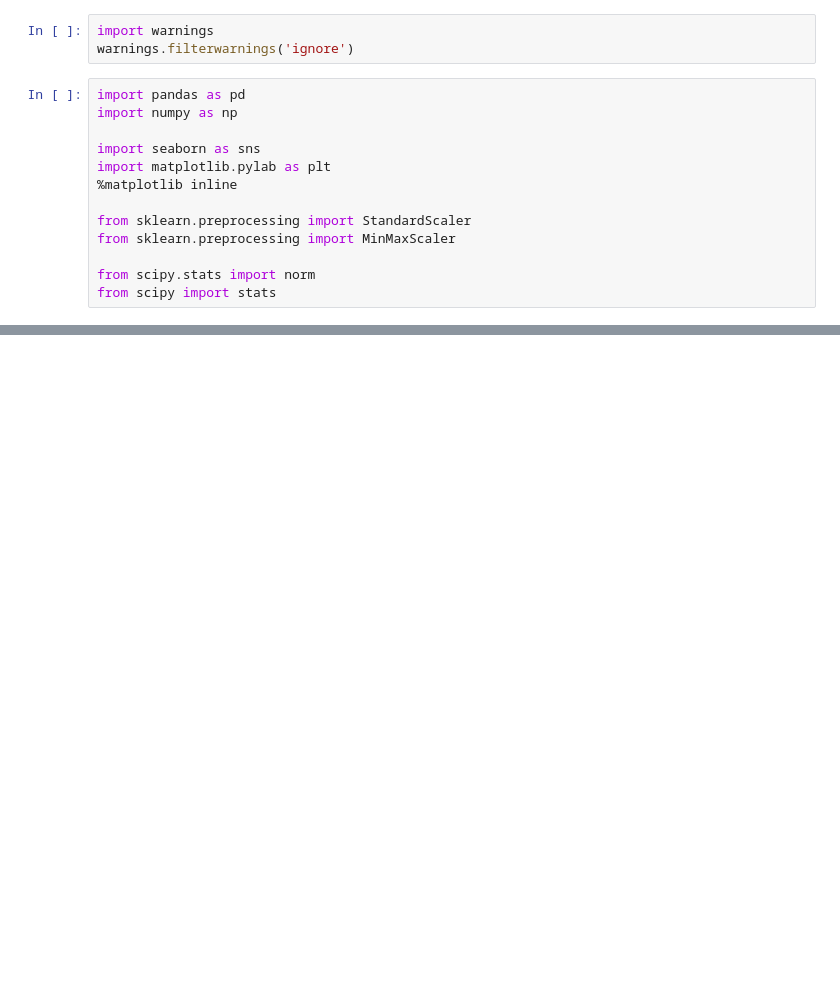
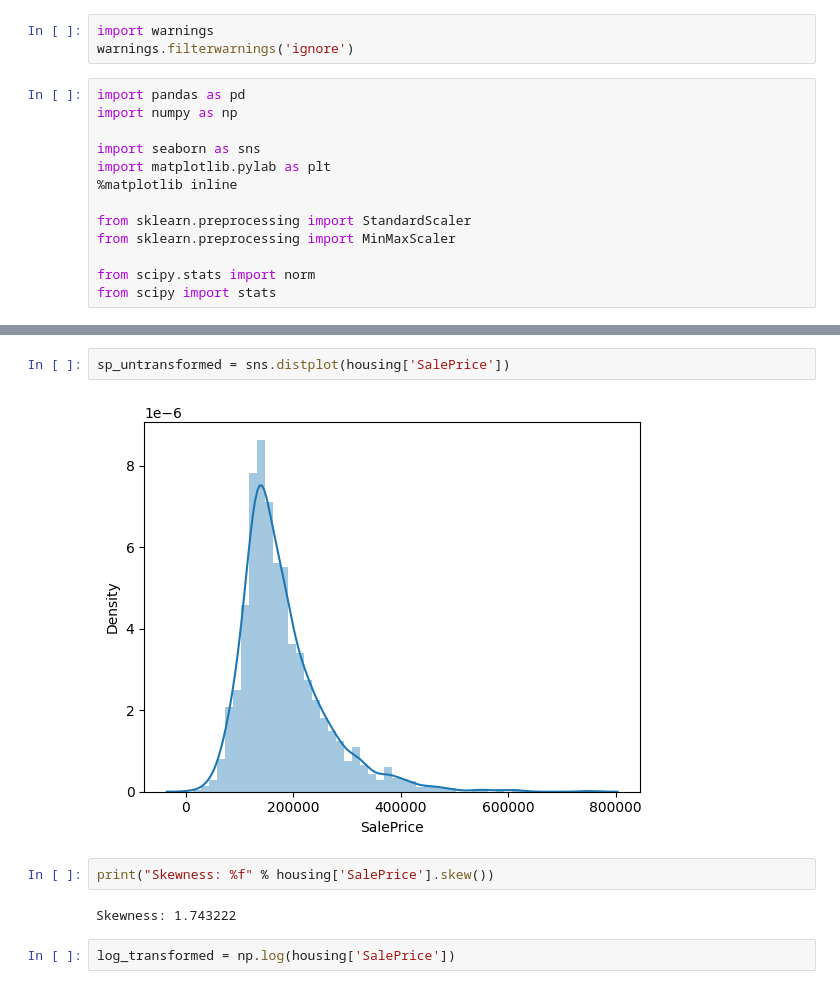
Before and after one commit to jacksonwalters/ibm-ml-cert, a Jupyter notebook: clean_data.ipynb, the cells around one changed output, grey strips where cells are left out. Saved outputs shown, nothing was run; the diff lists cells and outputs as text; blank space fills up the shorter version.

```diff
--- a/clean_data.ipynb
+++ b/clean_data.ipynb
@@ -73,0 +130,10 @@ Content-Length 955671
+# %%
+sp_untransformed = sns.distplot(housing['SalePrice'])
+# %% [output]
+[figure, added]
+# %%
+print("Skewness: %f" % housing['SalePrice'].skew())
+# %% [output]
+Skewness: 1.743222
+# %%
+log_transformed = np.log(housing['SalePrice'])
```
Also changed, not shown: parts of 39 cells of this notebook.
